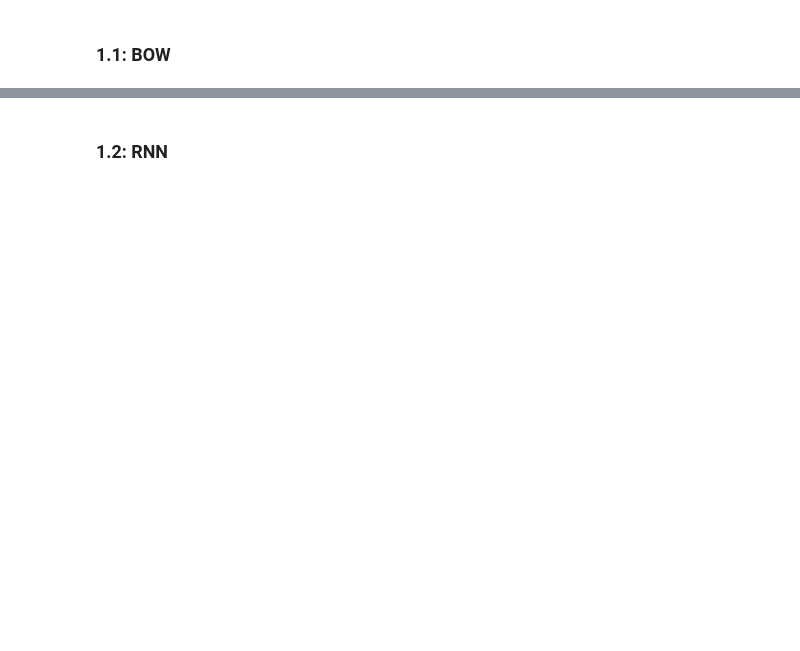
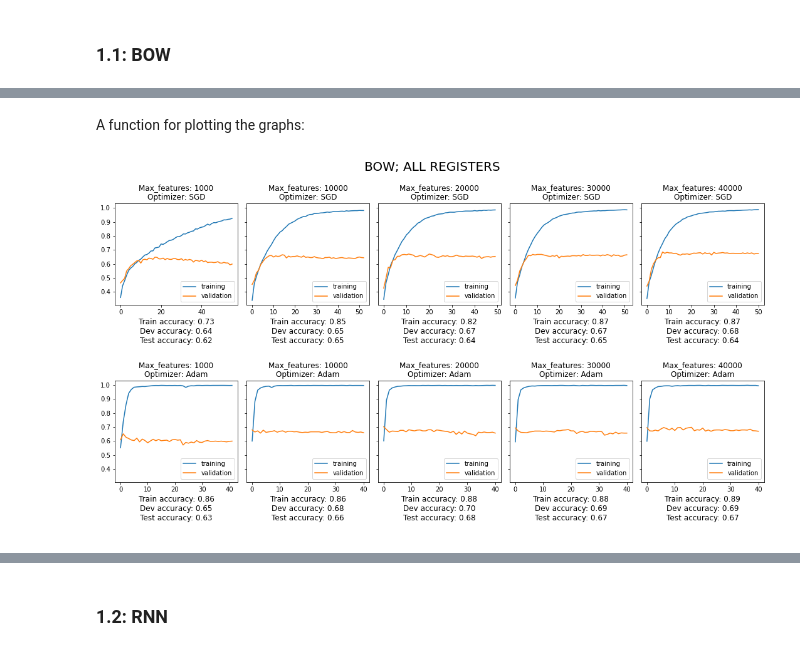
Before and after one commit to HannaKi/DL_HLT_2020_groupwork, a Jupyter notebook: DLHLT2020_Timo.ipynb, the cells around one changed output, grey strips where cells are left out. Cells and saved outputs as stored; diff of their text form; code cells hidden in the pictures; blank space fills up the shorter version.

```diff
--- a/DLHLT2020_Timo.ipynb
+++ b/DLHLT2020_Timo.ipynb
@@ -418,0 +432,2 @@ Max features: 20000     Optimizer: adam         Train Accuracy: 0.98    Dev accu
+# %%
+bow_results = {'full': {}, 'hl': {}}
@@ -418,0 +436,3 @@ Max features: 20000     Optimizer: adam         Train Accuracy: 0.98    Dev accu
+# %%
+print("BOW for full data (all registers)")
+bow_results['full'] = train_bow(train_classes, dev_classes, test_classes)
@@ -418,0 +454,6 @@ Max features: 20000     Optimizer: adam         Train Accuracy: 0.98    Dev accu
+# %%
+print("BOW for high-level registers")
+weights = class_weight.compute_class_weight(
+    'balanced', np.unique(df_test_ms1.hl_reg), df_test_ms1.hl_reg)
+bow_results['hl'] = train_bow(train_classes_hl, dev_classes_hl, test_classes_hl,
+                              make_cm=[30000], weights=weights)
@@ -418,0 +473,30 @@ Max features: 20000     Optimizer: adam         Train Accuracy: 0.98    Dev accu
+# %% [markdown]
+A function for plotting the graphs:
+# %%
+def plot_results(results, title):
+    fig, ax = plt.subplots(max(len(keras_optimizers), 2),
+                           max(len(max_features_options), 2),
+                           figsize=(15, 8),
+                           sharey=True,
+                           tight_layout=True)
+    plt.suptitle(f"{title}\n", va='baseline', fontsize=20)
+    for mf_idx, (mf, optim_stats) in enumerate(bow_results['hl'].items()):
+        for optim_idx, (optim, stats) in enumerate(optim_stats.items()):
+            hist = stats['model'].history.history
+            ax[optim_idx][mf_idx].set_title(f"Max_features: {mf}\n"
+                                            f"Optimizer: {optim}",
+                                            fontsize=12)
+            ax[optim_idx][mf_idx].plot(hist['accuracy'], label='training')
+            ax[optim_idx][mf_idx].plot(hist['val_accuracy'], label='validation')
+            ax[optim_idx][mf_idx].set_xlabel(
+                f"Train accuracy: {stats['results']['train']['accuracy']:.2f}"
+                f"\nDev accuracy: {stats['results']['dev']['accuracy']:.2f}"
+                f"\nTest accuracy: {stats['results']['test']['accuracy']:.2f}\n",
+                fontsize=12
+            )
+            ax[optim_idx][mf_idx].legend(loc='lower right')
+    plt.show()
+# %%
+plot_results(bow_results['full'], 'BOW; ALL REGISTERS')
+# %% [output]
+[figure, added]
```
Also changed, not shown: parts of 26 cells of this notebook.
